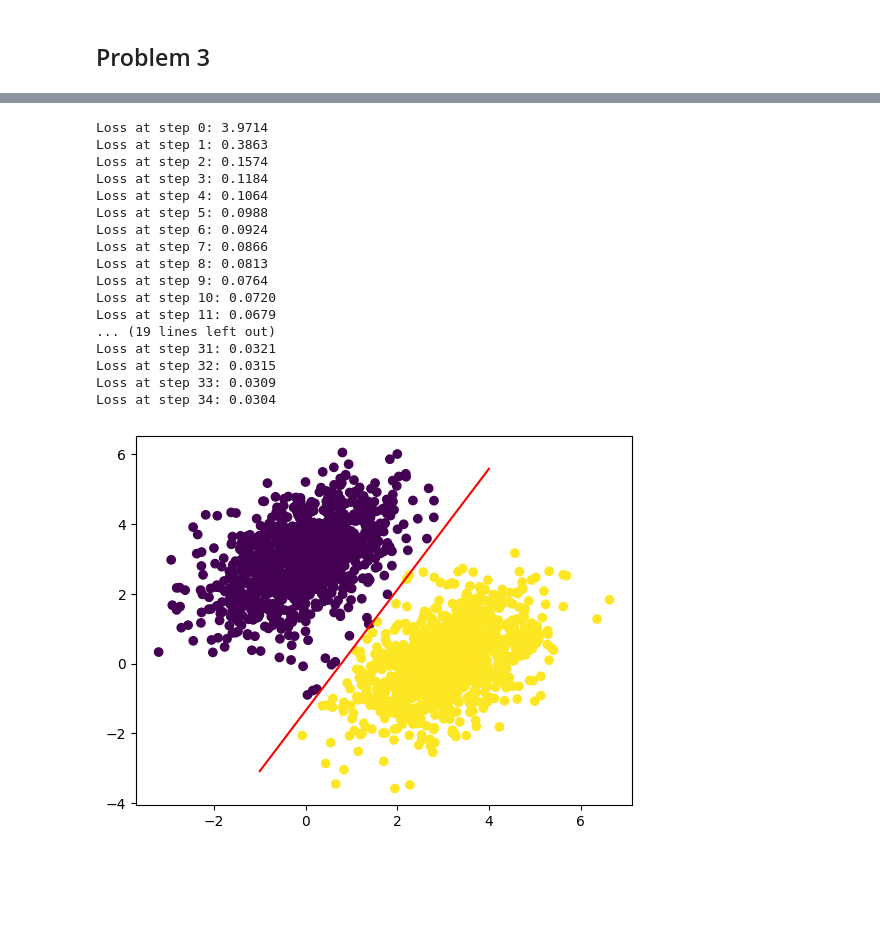
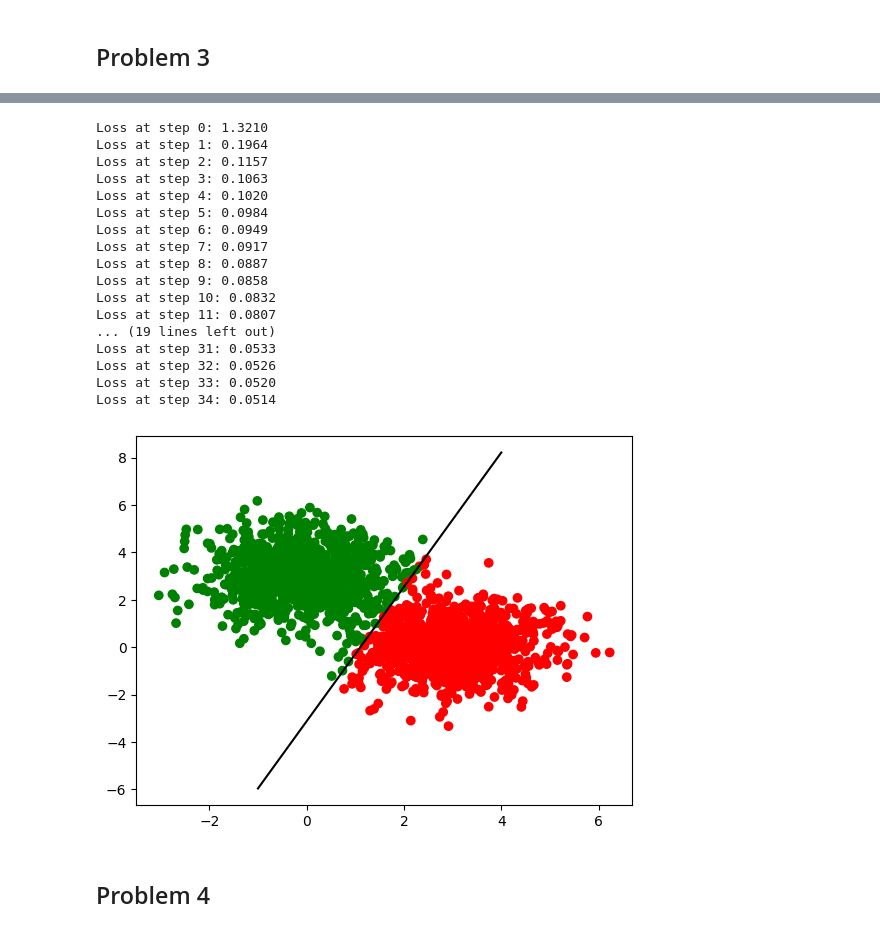
Before and after one commit to chlovec/hues_programs, a Jupyter notebook: csie_89/notebooks/e89_alfred_okoronkwo_02.ipynb, the cells around one changed output, grey strips where cells are left out. Drawn from its saved outputs; the diff is of its cells as text; code cells hidden in the pictures; blank space fills up the shorter version.

```diff
--- a/csie_89/notebooks/e89_alfred_okoronkwo_02.ipynb
+++ b/csie_89/notebooks/e89_alfred_okoronkwo_02.ipynb
@@ -141,9 +141,11 @@ The values of the partial derivatives computed with tf.GradientTape() are the as
 ## Problem 3
 # %%
 num_samples_per_class = 1000
+cov = [[1, 0.05], [0.05, 1]]
+
 negative_samples = np.random.multivariate_normal(
-    mean=[0,3], cov=[[1, 0.5], [0.5, 1]], size=num_samples_per_class,
+    mean=[0,3], cov=cov, size=num_samples_per_class,
 )
 positive_samples = np.random.multivariate_normal(
-    mean=[3,0], cov=[[1, 0.5], [0.5, 1]], size=num_samples_per_class,
+    mean=[3,0], cov=cov, size=num_samples_per_class,
 )
@@ -194,35 +211,44 @@ for step in range(35):
     loss = training_step(inputs, targets)
     print('Loss at step %d: %.4f' % (step, loss))
 # %% [output]
-Loss at step 0: 3.9714
-Loss at step 1: 0.3863
-Loss at step 2: 0.1574
-Loss at step 3: 0.1184
-Loss at step 4: 0.1064
-Loss at step 5: 0.0988
-Loss at step 6: 0.0924
-Loss at step 7: 0.0866
-Loss at step 8: 0.0813
-Loss at step 9: 0.0764
-Loss at step 10: 0.0720
-Loss at step 11: 0.0679
+Loss at step 0: 1.3210
+Loss at step 1: 0.1964
+Loss at step 2: 0.1157
+Loss at step 3: 0.1063
+Loss at step 4: 0.1020
+Loss at step 5: 0.0984
+Loss at step 6: 0.0949
+Loss at step 7: 0.0917
+Loss at step 8: 0.0887
+Loss at step 9: 0.0858
+Loss at step 10: 0.0832
+Loss at step 11: 0.0807
 ... (19 lines left out)
-Loss at step 31: 0.0321
-Loss at step 32: 0.0315
-Loss at step 33: 0.0309
-Loss at step 34: 0.0304
+Loss at step 31: 0.0533
+Loss at step 32: 0.0526
+Loss at step 33: 0.0520
+Loss at step 34: 0.0514
 # %%
 # # plt.scatter(inputs[:, 0], inputs[:, 1], c=targets[:, 0])
 # colors = np.array(['green', 'red'])[targets[:, 0].astype(int)]
 # plt.scatter(inputs[:, 0], inputs[:, 1], c=colors)
 # plt.show()
 
 # Display predictions and decision boundary
 predictions = model(inputs)
-plt.scatter(inputs[:, 0], inputs[:, 1], c=predictions[:, 0] > 0.5)
+
+# Mask predictions as boolean: > 0.5 maps to True while <= 0.5 maps to False
+mask = (predictions[:, 0].numpy() > 0.5)
+
+# Map the booleans to colors
+colors = np.where(mask, 'red', 'green')
+
+plt.scatter(inputs[:, 0], inputs[:, 1], c=colors)
 x = np.linspace(-1, 4, 100)
 y = -W[0] / W[1]* x + (0.5 - b) / W[1]
-plt.plot(x, y, 'r')
+plt.plot(x, y, color='black')
 plt.show()
 # %% [output]
-[figure, old version]
+[figure, new version]
+# %% [markdown]
+## Problem 4
```
Also changed, not shown: parts of 8 cells of this notebook, 6 other files.
